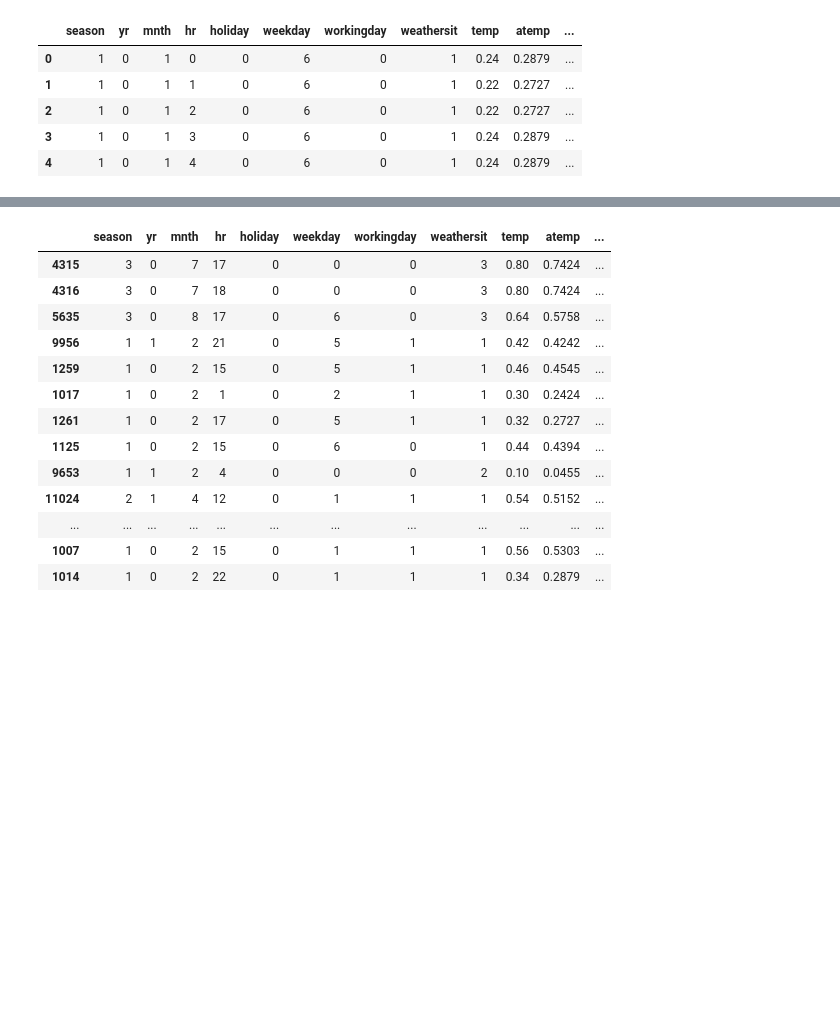
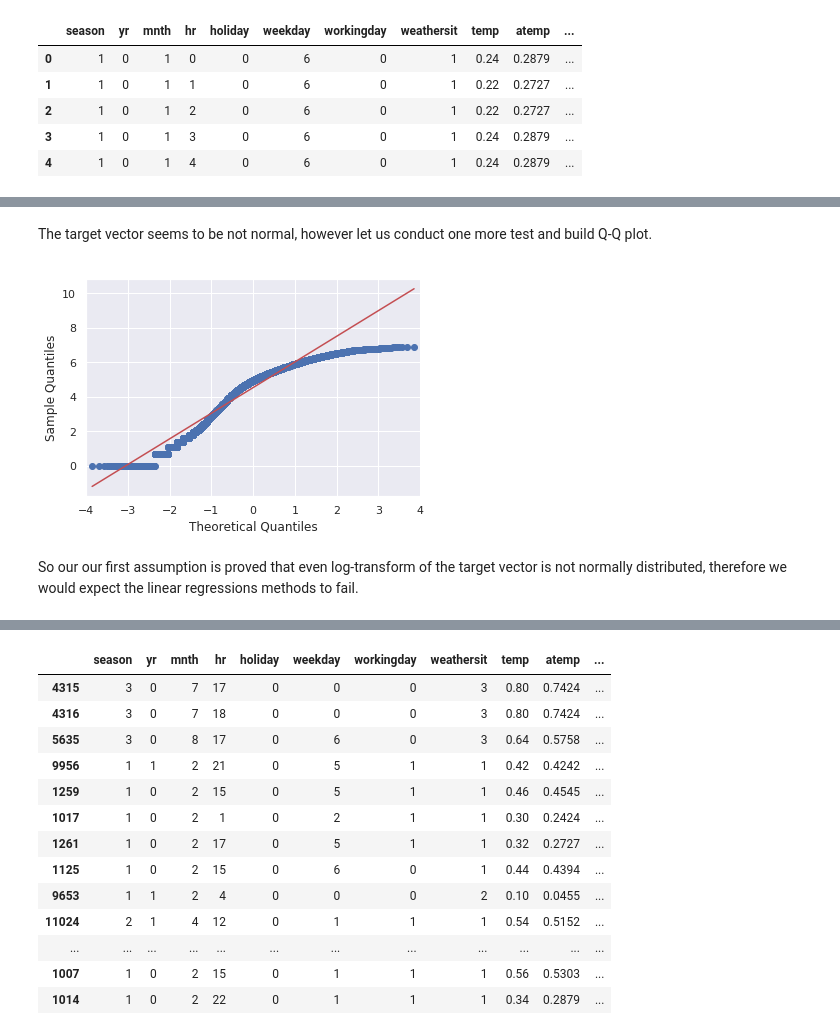
Before and after one commit to mrStasSmirnoff/Data_Science_Projects, a Jupyter notebook: Bike_Sharing/Bike_Sharing_Prediction.ipynb, the cells around one changed output, grey strips where cells are left out. Drawn from its saved outputs; the diff is of its cells as text; code cells hidden in the pictures; blank space fills up the shorter version.

```diff
--- a/Bike_Sharing/Bike_Sharing_Prediction.ipynb
+++ b/Bike_Sharing/Bike_Sharing_Prediction.ipynb
@@ -244,3 +239,16 @@ df.head(5)
+# %% [markdown]
+The target vector seems to be not normal, however let us conduct one more test and build Q-Q plot.
+# %%
+import statsmodels.api as sm
+import pylab
+
+sm.qqplot(np.log(df['cnt']), line='s')
+
+pylab.show()
+# %% [output]
+[figure, added]
+# %% [markdown]
+So our our first assumption is proved that even log-transform of the target vector is not normally distributed, therefore we would expect the linear regressions methods to fail.
 # %%
 # Outliers. Let us check numerical features for outliers, we will do that with box plots
 
```
Also changed, not shown: parts of 60 cells of this notebook.
